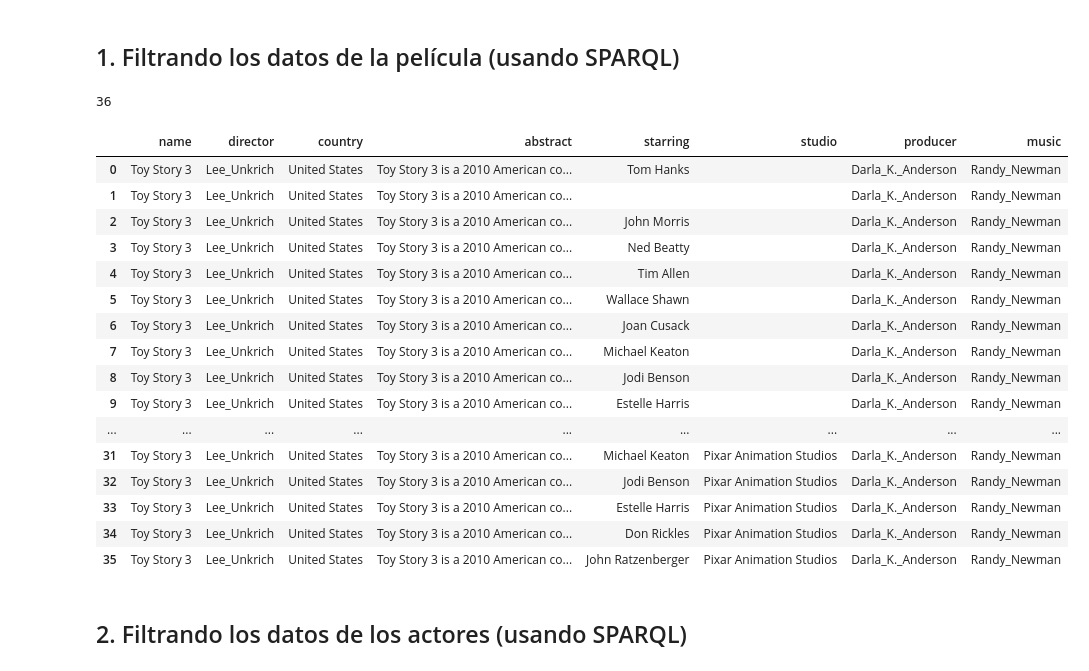
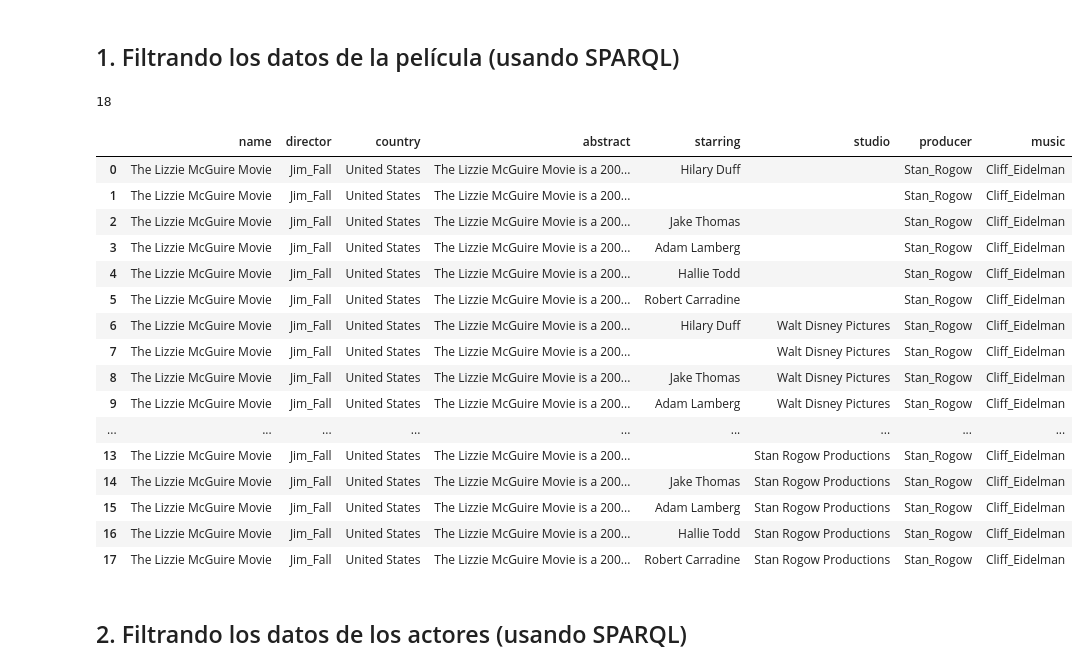
Before and after one commit to antoniomata99/BigData-SemanticEnrichment, a Jupyter notebook: Laboratorio.ipynb, the cells around one changed output. Saved outputs shown, nothing was run; the diff lists cells and outputs as text; code cells hidden in the pictures.

```diff
--- a/Laboratorio.ipynb
+++ b/Laboratorio.ipynb
@@ -117,26 +117,26 @@ def enriquecer(dataframe,titulo):
     df.drop_duplicates()
     return df
 # %%
-detallePelicula("Toy_Story_3")
+detallePelicula("The_Lizzie_McGuire_Movie")
 # %% [output]
-36
+18
 |  | name | director | country | abstract | starring | studio | producer | music |
-| 0 | Toy Story 3 | Lee_Unkrich | United States | Toy Story 3 is a 2010 American co... | Tom Hanks |  | Darla_K._Anderson | Randy_Newman |
-| 1 | Toy Story 3 | Lee_Unkrich | United States | Toy Story 3 is a 2010 American co... |  |  | Darla_K._Anderson | Randy_Newman |
-| 2 | Toy Story 3 | Lee_Unkrich | United States | Toy Story 3 is a 2010 American co... | John Morris |  | Darla_K._Anderson | Randy_Newman |
-| 3 | Toy Story 3 | Lee_Unkrich | United States | Toy Story 3 is a 2010 American co... | Ned Beatty |  | Darla_K._Anderson | Randy_Newman |
-| 4 | Toy Story 3 | Lee_Unkrich | United States | Toy Story 3 is a 2010 American co... | Tim Allen |  | Darla_K._Anderson | Randy_Newman |
-| 5 | Toy Story 3 | Lee_Unkrich | United States | Toy Story 3 is a 2010 American co... | Wallace Shawn |  | Darla_K._Anderson | Randy_Newman |
-| 6 | Toy Story 3 | Lee_Unkrich | United States | Toy Story 3 is a 2010 American co... | Joan Cusack |  | Darla_K._Anderson | Randy_Newman |
-| 7 | Toy Story 3 | Lee_Unkrich | United States | Toy Story 3 is a 2010 American co... | Michael Keaton |  | Darla_K._Anderson | Randy_Newman |
-| 8 | Toy Story 3 | Lee_Unkrich | United States | Toy Story 3 is a 2010 American co... | Jodi Benson |  | Darla_K._Anderson | Randy_Newman |
-| 9 | Toy Story 3 | Lee_Unkrich | United States | Toy Story 3 is a 2010 American co... | Estelle Harris |  | Darla_K._Anderson | Randy_Newman |
+| 0 | The Lizzie McGuire Movie | Jim_Fall | United States | The Lizzie McGuire Movie is a 200... | Hilary Duff |  | Stan_Rogow | Cliff_Eidelman |
+| 1 | The Lizzie McGuire Movie | Jim_Fall | United States | The Lizzie McGuire Movie is a 200... |  |  | Stan_Rogow | Cliff_Eidelman |
+| 2 | The Lizzie McGuire Movie | Jim_Fall | United States | The Lizzie McGuire Movie is a 200... | Jake Thomas |  | Stan_Rogow | Cliff_Eidelman |
+| 3 | The Lizzie McGuire Movie | Jim_Fall | United States | The Lizzie McGuire Movie is a 200... | Adam Lamberg |  | Stan_Rogow | Cliff_Eidelman |
+| 4 | The Lizzie McGuire Movie | Jim_Fall | United States | The Lizzie McGuire Movie is a 200... | Hallie Todd |  | Stan_Rogow | Cliff_Eidelman |
+| 5 | The Lizzie McGuire Movie | Jim_Fall | United States | The Lizzie McGuire Movie is a 200... | Robert Carradine |  | Stan_Rogow | Cliff_Eidelman |
+| 6 | The Lizzie McGuire Movie | Jim_Fall | United States | The Lizzie McGuire Movie is a 200... | Hilary Duff | Walt Disney Pictures | Stan_Rogow | Cliff_Eidelman |
+| 7 | The Lizzie McGuire Movie | Jim_Fall | United States | The Lizzie McGuire Movie is a 200... |  | Walt Disney Pictures | Stan_Rogow | Cliff_Eidelman |
+| 8 | The Lizzie McGuire Movie | Jim_Fall | United States | The Lizzie McGuire Movie is a 200... | Jake Thomas | Walt Disney Pictures | Stan_Rogow | Cliff_Eidelman |
+| 9 | The Lizzie McGuire Movie | Jim_Fall | United States | The Lizzie McGuire Movie is a 200... | Adam Lamberg | Walt Disney Pictures | Stan_Rogow | Cliff_Eidelman |
 | ... | ... | ... | ... | ... | ... | ... | ... | ... |
-| 31 | Toy Story 3 | Lee_Unkrich | United States | Toy Story 3 is a 2010 American co... | Michael Keaton | Pixar Animation Studios | Darla_K._Anderson | Randy_Newman |
-| 32 | Toy Story 3 | Lee_Unkrich | United States | Toy Story 3 is a 2010 American co... | Jodi Benson | Pixar Animation Studios | Darla_K._Anderson | Randy_Newman |
-| 33 | Toy Story 3 | Lee_Unkrich | United States | Toy Story 3 is a 2010 American co... | Estelle Harris | Pixar Animation Studios | Darla_K._Anderson | Randy_Newman |
-| 34 | Toy Story 3 | Lee_Unkrich | United States | Toy Story 3 is a 2010 American co... | Don Rickles | Pixar Animation Studios | Darla_K._Anderson | Randy_Newman |
-| 35 | Toy Story 3 | Lee_Unkrich | United States | Toy Story 3 is a 2010 American co... | John Ratzenberger | Pixar Animation Studios | Darla_K._Anderson | Randy_Newman |
+| 13 | The Lizzie McGuire Movie | Jim_Fall | United States | The Lizzie McGuire Movie is a 200... |  | Stan Rogow Productions | Stan_Rogow | Cliff_Eidelman |
+| 14 | The Lizzie McGuire Movie | Jim_Fall | United States | The Lizzie McGuire Movie is a 200... | Jake Thomas | Stan Rogow Productions | Stan_Rogow | Cliff_Eidelman |
+| 15 | The Lizzie McGuire Movie | Jim_Fall | United States | The Lizzie McGuire Movie is a 200... | Adam Lamberg | Stan Rogow Productions | Stan_Rogow | Cliff_Eidelman |
+| 16 | The Lizzie McGuire Movie | Jim_Fall | United States | The Lizzie McGuire Movie is a 200... | Hallie Todd | Stan Rogow Productions | Stan_Rogow | Cliff_Eidelman |
+| 17 | The Lizzie McGuire Movie | Jim_Fall | United States | The Lizzie McGuire Movie is a 200... | Robert Carradine | Stan Rogow Productions | Stan_Rogow | Cliff_Eidelman |
 # %% [markdown]
 ## 2. Filtrando los datos de los actores (usando SPARQL)
 # %%
```
Also changed, not shown: parts of 4 cells of this notebook.
